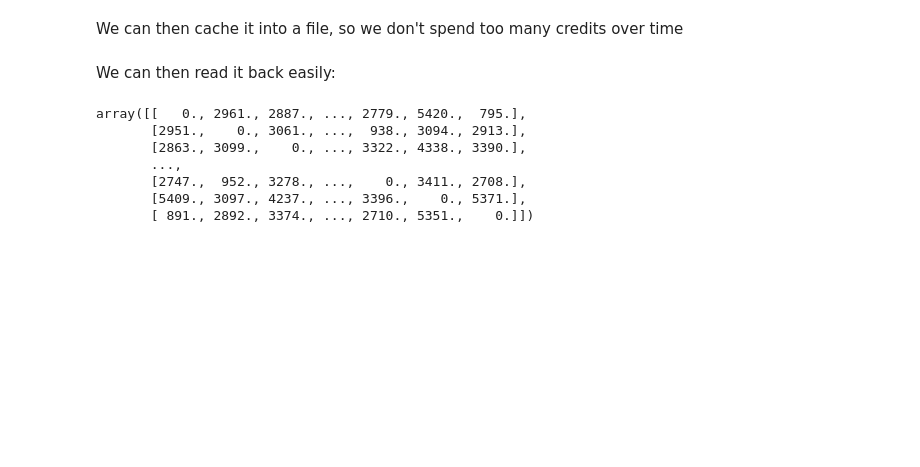
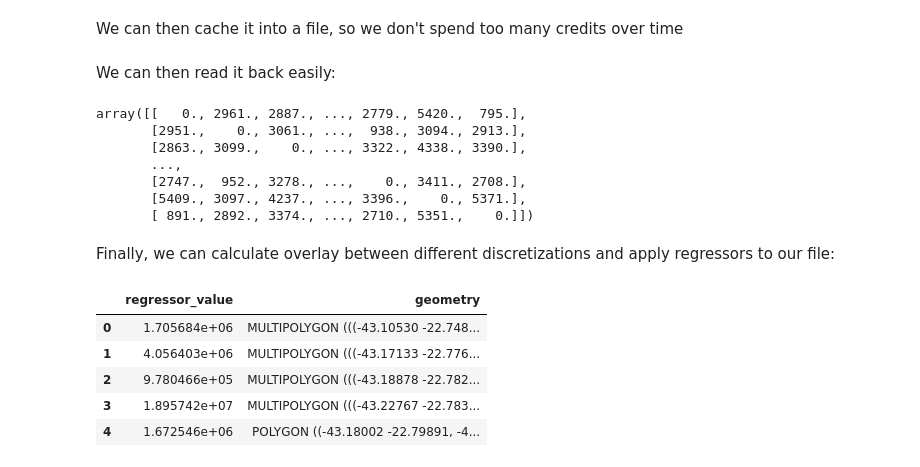
Before and after one commit to Giovanni3A/Projeto_PO2, a Jupyter notebook: notebooks/discretization_example.ipynb, the cells around one changed output. Cells and saved outputs as stored; diff of their text form; code cells hidden in the pictures; blank space fills up the shorter version.

```diff
--- a/notebooks/discretization_example.ipynb
+++ b/notebooks/discretization_example.ipynb
@@ -147,3 +142,18 @@ array([[   0., 2961., 2887., ..., 2779., 5420.,  795.],
        [2747.,  952., 3278., ...,    0., 3411., 2708.],
        [5409., 3097., 4237., ..., 3396.,    0., 5371.],
        [ 891., 2892., 3374., ..., 2710., 5351.,    0.]])
+# %% [markdown]
+Finally, we can calculate overlay between different discretizations and apply regressors to our file:
+# %%
+regressor = geopandas.read_file(os.path.join(ENTR_DATA_PATH,'Bairros_rio_de_janeiro.shp'))
+regressor = regressor.set_crs(epsg=29183)
+regressor = regressor.to_crs(epsg=4326)
+regressor = regressor[['area','geometry']].rename({'area':'regressor_value'},axis=1)
+regressor.head()
+# %% [output]
+|  | regressor_value | geometry |
+| 0 | 1.705684e+06 | MULTIPOLYGON (((-43.10530 -22.748... |
+| 1 | 4.056403e+06 | MULTIPOLYGON (((-43.17133 -22.776... |
+| 2 | 9.780466e+05 | MULTIPOLYGON (((-43.18878 -22.782... |
+| 3 | 1.895742e+07 | MULTIPOLYGON (((-43.22767 -22.783... |
+| 4 | 1.672546e+06 | POLYGON ((-43.18002 -22.79891, -4... |
```
Also changed, not shown: parts of 9 cells of this notebook, 2 other files.
